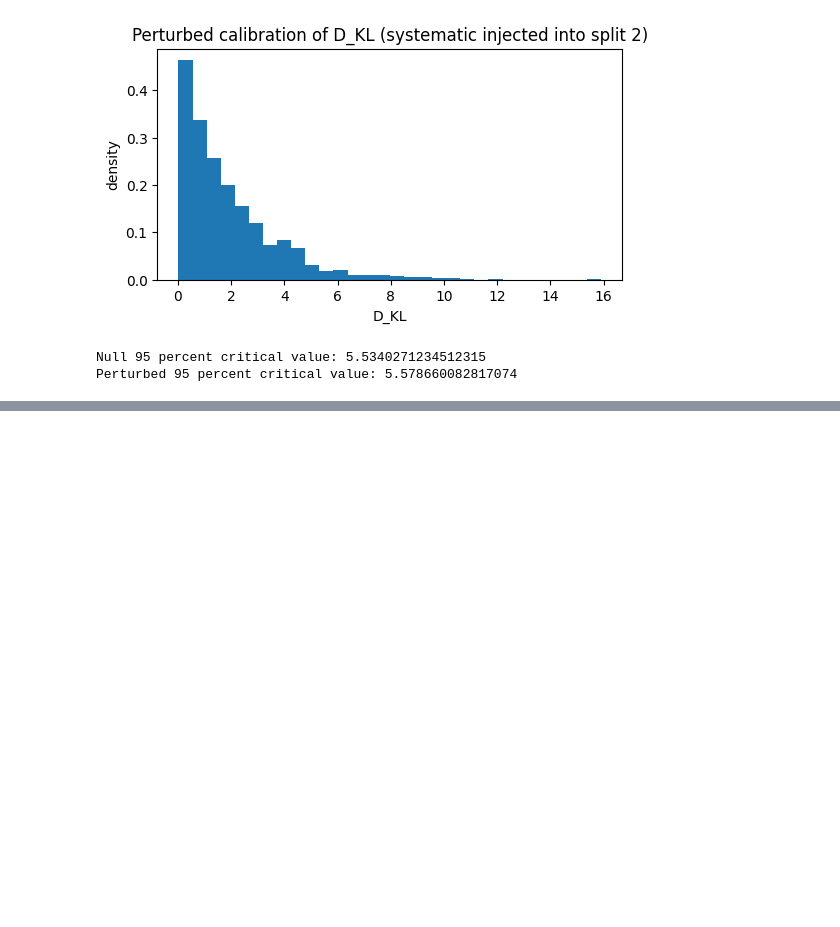
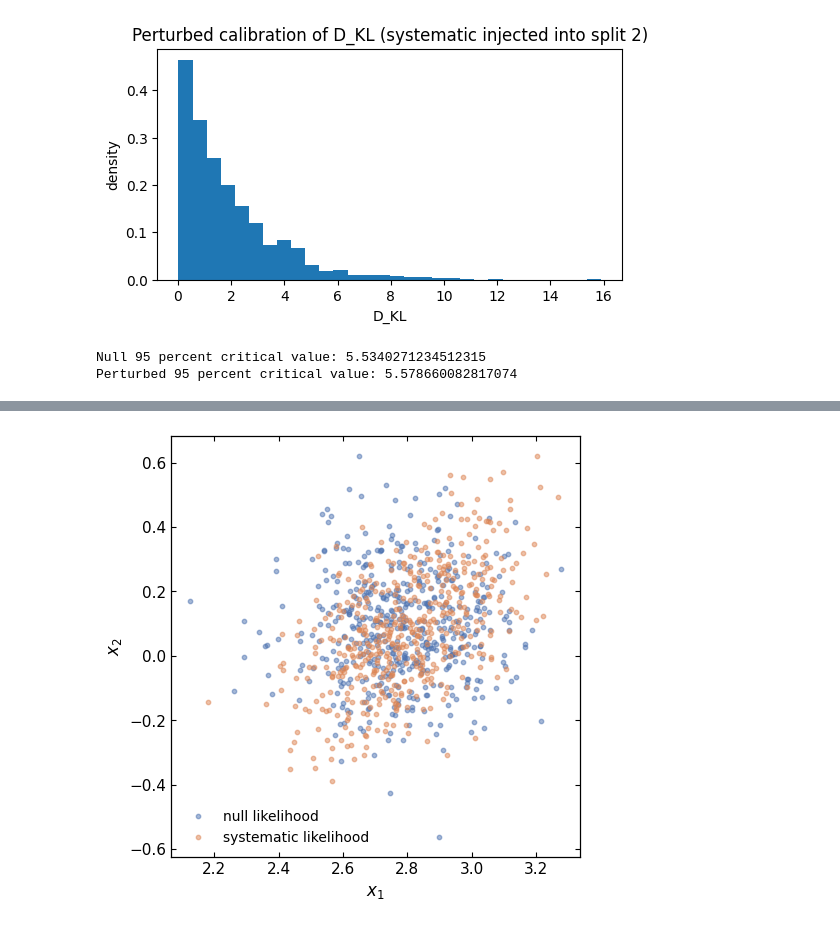
Before and after one commit to jayvasireddy/Part-III-Research-Project, a Jupyter notebook: 2D Gaussian Example/Gaussian_with_off_diag_output.ipynb, the cells around one changed output, grey strips where cells are left out. Cells and saved outputs as stored; diff of their text form; code cells hidden in the pictures; blank space fills up the shorter version.

```diff
--- a/2D Gaussian Example/Gaussian_with_off_diag_output.ipynb
+++ b/2D Gaussian Example/Gaussian_with_off_diag_output.ipynb
@@ -1227,0 +1459,32 @@ Perturbed 95 percent critical value: 5.578660082817074
+# %%
+"""
+Two clouds of draws from the two likelihoods at theta_obs.
+Null:        x ~ N(theta_obs + l, sigma^2 I)             — round
+Systematic:  x ~ N(theta_obs + l, sigma^2 [[1,e],[e,1]]) — tilted
+"""
+
+import numpy as np
+import matplotlib.pyplot as plt
+
+rng       = np.random.default_rng(0)
+N         = 500
+theta_obs = theta_observed.detach().cpu().numpy().reshape(2)
+mu        = theta_obs + loc1
+cov_null  = scale1 * np.eye(2)
+cov_sys   = scale1 * np.array([[1.0, eps], [eps, 1.0]])
+
+draws_null = rng.multivariate_normal(mu, cov_null, size=N)
+draws_sys  = rng.multivariate_normal(mu, cov_sys,  size=N)
+
+fig, ax = plt.subplots(figsize=(5, 5))
+ax.scatter(*draws_null.T, s=10, color="#4C72B0", alpha=0.5, label="null likelihood")
+ax.scatter(*draws_sys.T,  s=10, color="#DD8452", alpha=0.5, label="systematic likelihood")
+ax.set_aspect("equal")
+ax.set_xlabel(r"$x_1$")
+ax.set_ylabel(r"$x_2$")
+ax.legend(frameon=False)
+fig.tight_layout()
+fig.savefig("data_realisation_clouds.pdf", bbox_inches="tight")
+plt.show()
+# %% [output]
+[figure, added]
```
Also changed, not shown: parts of 8 cells of this notebook, 5 other files.
